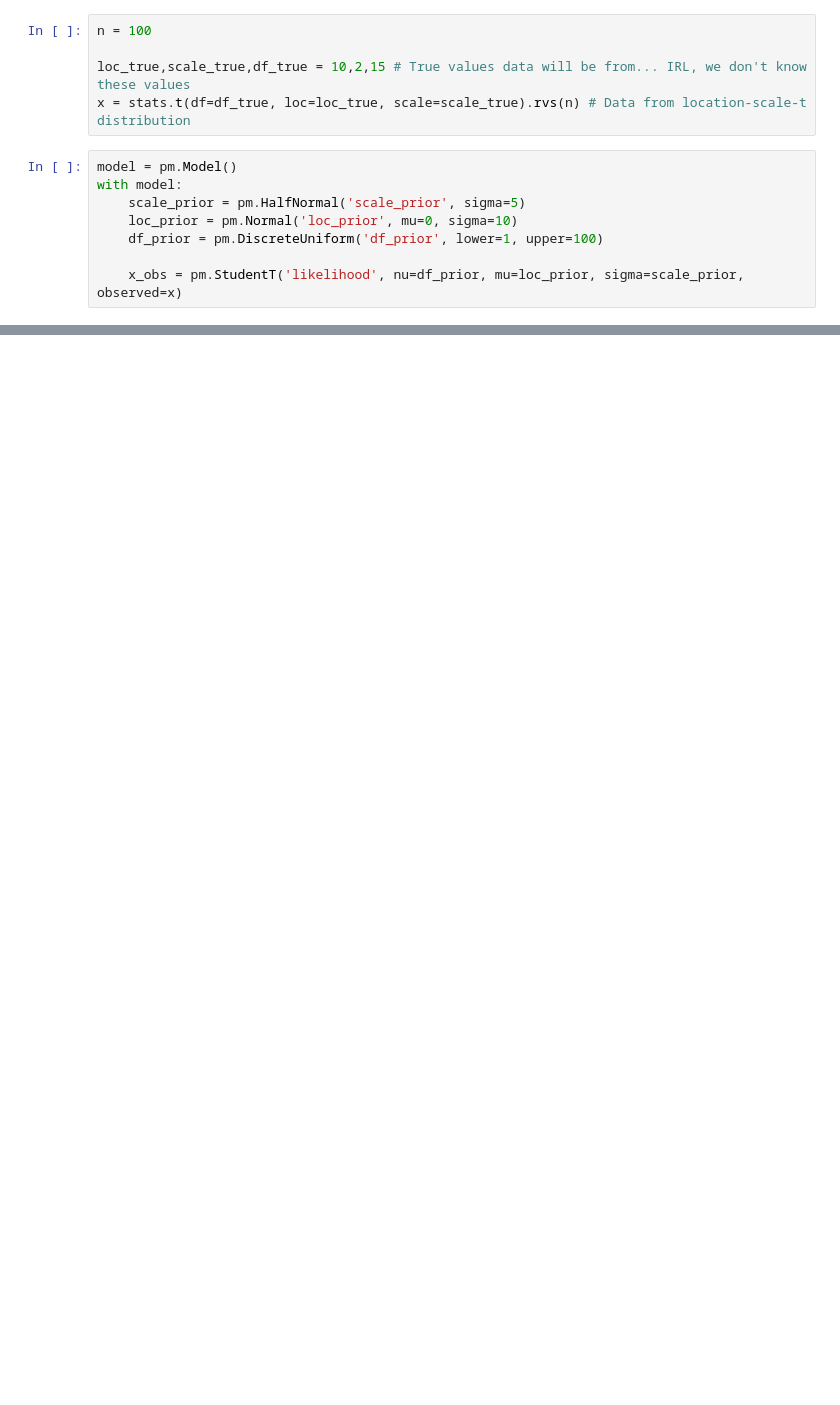
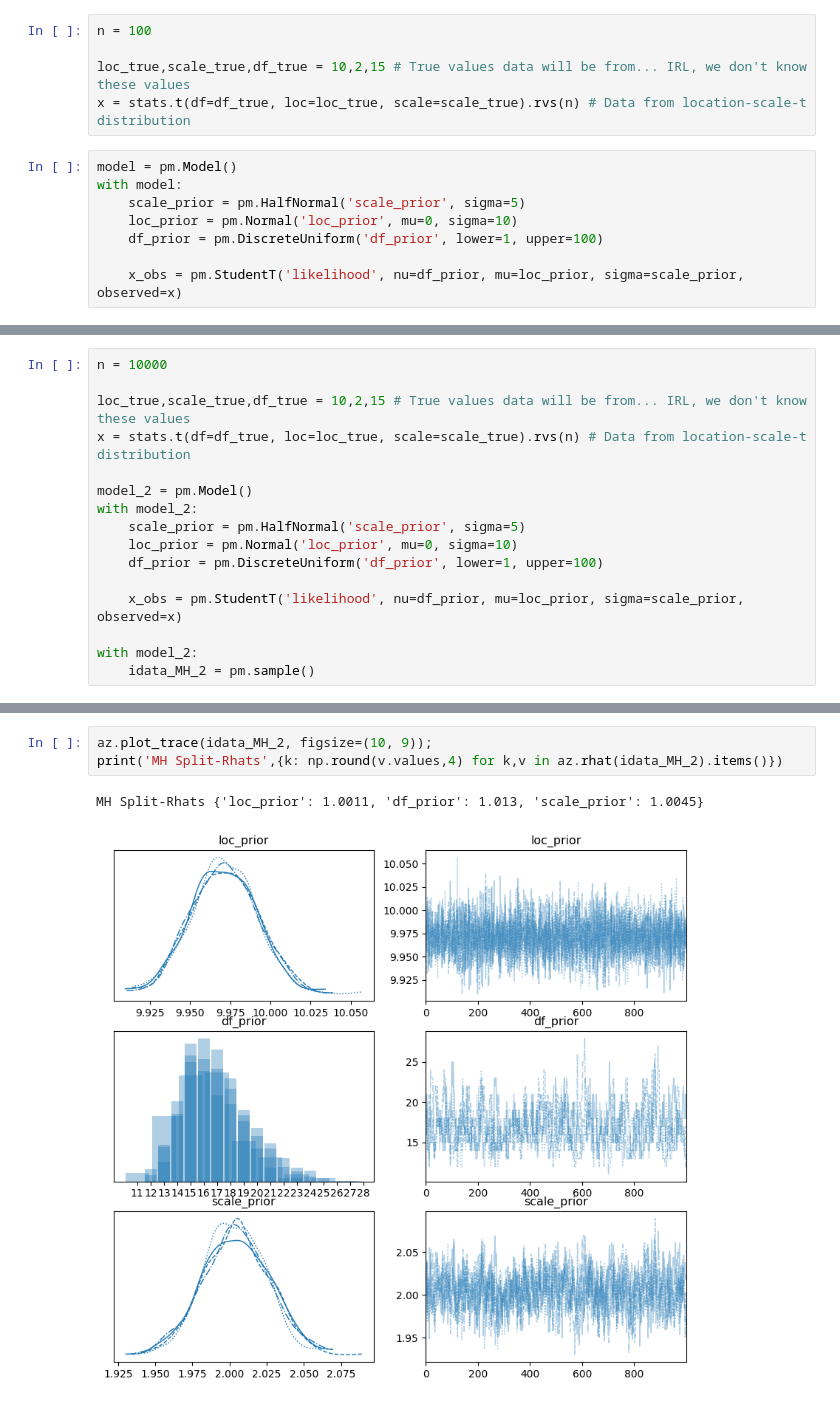
Before and after one commit to MatthewPronyshyn/STA365, a Jupyter notebook: Homework4.ipynb, the cells around one changed output, grey strips where cells are left out. Saved outputs shown, nothing was run; the diff lists cells and outputs as text; blank space fills up the shorter version.

```diff
--- a/Homework4.ipynb
+++ b/Homework4.ipynb
@@ -49,0 +52,16 @@ array([<Axes: title={'center': '95.0% HDI'}>], dtype=object)
+# %%
+n = 10000
+
+loc_true,scale_true,df_true = 10,2,15 # True values data will be from... IRL, we don't know these values
+x = stats.t(df=df_true, loc=loc_true, scale=scale_true).rvs(n) # Data from location-scale-t distribution
+
+model_2 = pm.Model()
+with model_2:
+    scale_prior = pm.HalfNormal('scale_prior', sigma=5)
+    loc_prior = pm.Normal('loc_prior', mu=0, sigma=10)
+    df_prior = pm.DiscreteUniform('df_prior', lower=1, upper=100)
+
+    x_obs = pm.StudentT('likelihood', nu=df_prior, mu=loc_prior, sigma=scale_prior, observed=x)
+
+with model_2:
+    idata_MH_2 = pm.sample()
@@ -49,0 +77,6 @@ array([<Axes: title={'center': '95.0% HDI'}>], dtype=object)
+# %%
+az.plot_trace(idata_MH_2, figsize=(10, 9));
+print('MH Split-Rhats',{k: np.round(v.values,4) for k,v in az.rhat(idata_MH_2).items()})
+# %% [output]
+MH Split-Rhats {'loc_prior': 1.0011, 'df_prior': 1.013, 'scale_prior': 1.0045}
+[figure, added]
```
Also changed, not shown: parts of 7 cells of this notebook.
